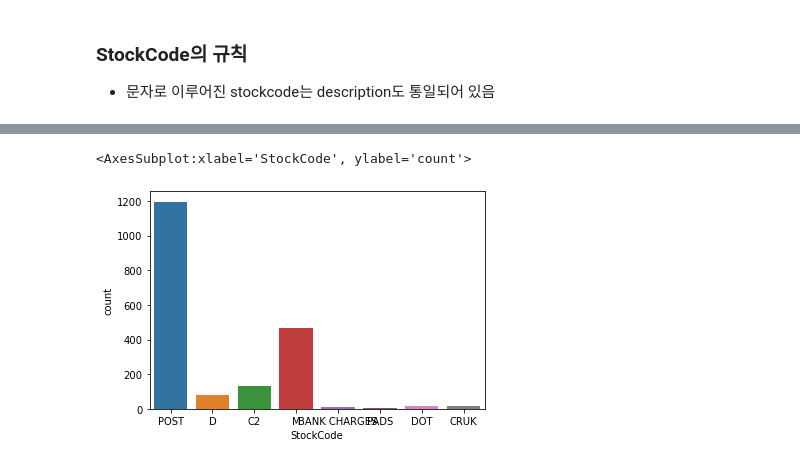
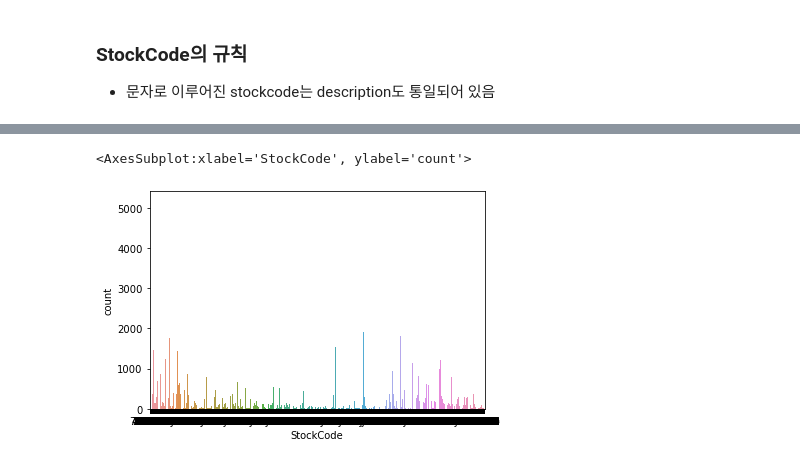
Before and after one commit to solyourock/growth, a Jupyter notebook: marketing.ipynb, the cells around one changed output, grey strips where cells are left out. Saved outputs shown, nothing was run; the diff lists cells and outputs as text; code cells hidden in the pictures.

Commit message:
add new graph

```diff
--- a/marketing.ipynb
+++ b/marketing.ipynb
@@ -21,0 +23,4 @@ data = pd.read_csv("dataset/data.csv")
+# %%
+data = pd.concat([tmp1, tmp2], axis=0)
+# %%
+data = data.drop_duplicates()
@@ -64,7 +85,7 @@ data['day'] = data['date'].apply(lambda x : x.day)
 data ['quarter'] = data['date'].apply(lambda x : x.quarter)
 data['weekday'] = data['date'].apply(lambda x : x.day_name())
 # %%
-data['price'] = data['Quantity'] * data['UnitPrice']
+data['total_price'] = data['Quantity'] * data['Price']
 # %%
 sns.countplot(x=data['month'], hue=data['year'])
 plt.show();
@@ -190,8 +250,11 @@ a[['StockCode', 'Description']].groupby(['StockCode', 'Description']).count()
+# %%
+data = data[data['StockCode'] != 'TEST002']
+data = data[data['StockCode'] != 'TEST001']
 # %%
-sns.countplot(a['StockCode'])
+sns.countplot(data['StockCode'])
 # %% [output]
 <AxesSubplot:xlabel='StockCode', ylabel='count'>
-[figure, old version]
+[figure, new version]
 # %%
 # 숫자로만
 b = data[~data['StockCode'].str.contains('[^0-9]', regex=True)]
```
Also changed, not shown: parts of 54 cells of this notebook.
